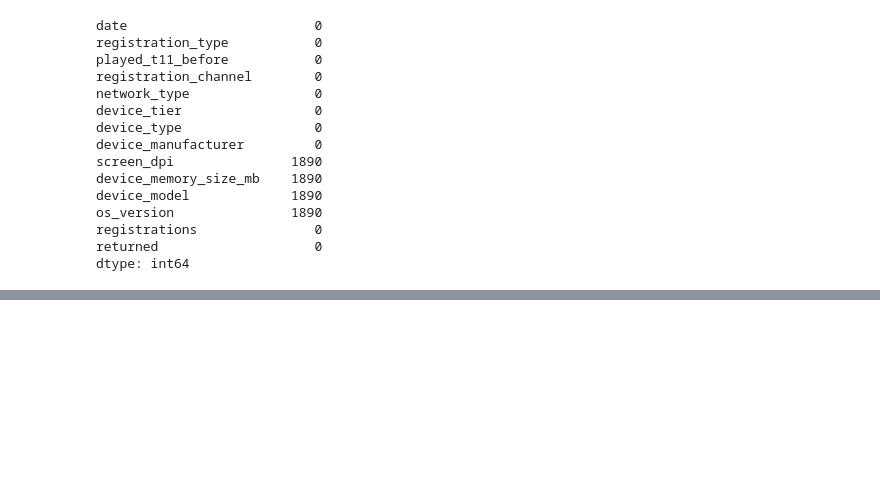
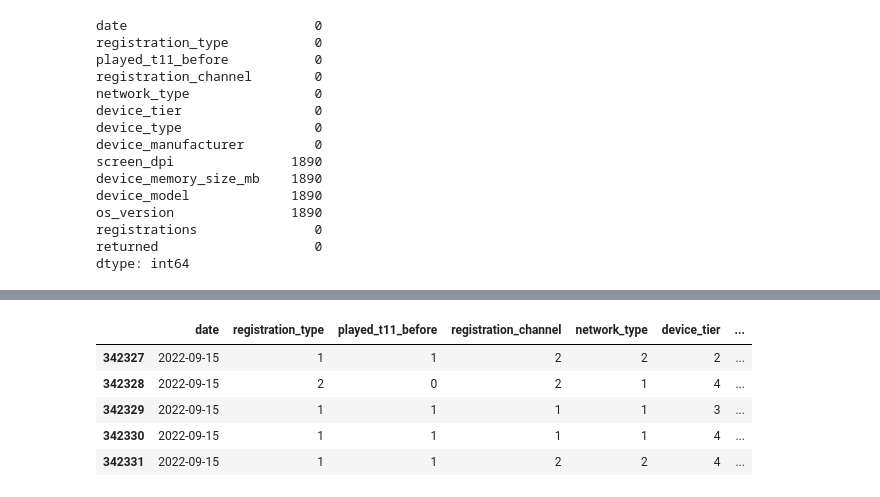
Before and after one commit to alexiandra97/T11-ML-project, a Jupyter notebook: T11-Machine-learning-model.ipynb, the cells around one changed output, grey strips where cells are left out. Cells and saved outputs as stored; diff of their text form; code cells hidden in the pictures; blank space fills up the shorter version.

```diff
--- a/T11-Machine-learning-model.ipynb
+++ b/T11-Machine-learning-model.ipynb
@@ -74,0 +221,4 @@ dtype: int64
+# %%
+df['device_memory_size_mb'] = df['device_memory_size_mb'].fillna(df['device_memory_size_mb'].median())
+# %%
+df['screen_dpi'] = df['screen_dpi'].fillna(df['screen_dpi'].median())
@@ -74,0 +243,2 @@ dtype: int64
+# %%
+df.dropna(axis=0, how='any', inplace=True)
@@ -74,0 +284,3 @@ dtype: int64
+# %%
+df['month'] = pd.DatetimeIndex(df['date']).month
+df['day_of_week'] = pd.DatetimeIndex(df['date']).dayofweek
@@ -74,0 +310,9 @@ dtype: int64
+# %%
+df.tail()
+# %% [output]
+|  | date | registration_type | played_t11_before | registration_channel | network_type | device_tier | ... |
+| 342327 | 2022-09-15 | 1 | 1 | 2 | 2 | 2 | ... |
+| 342328 | 2022-09-15 | 2 | 0 | 2 | 1 | 4 | ... |
+| 342329 | 2022-09-15 | 1 | 1 | 1 | 1 | 3 | ... |
+| 342330 | 2022-09-15 | 1 | 1 | 1 | 1 | 4 | ... |
+| 342331 | 2022-09-15 | 1 | 1 | 2 | 2 | 4 | ... |
```
Also changed, not shown: parts of 18 cells of this notebook.
